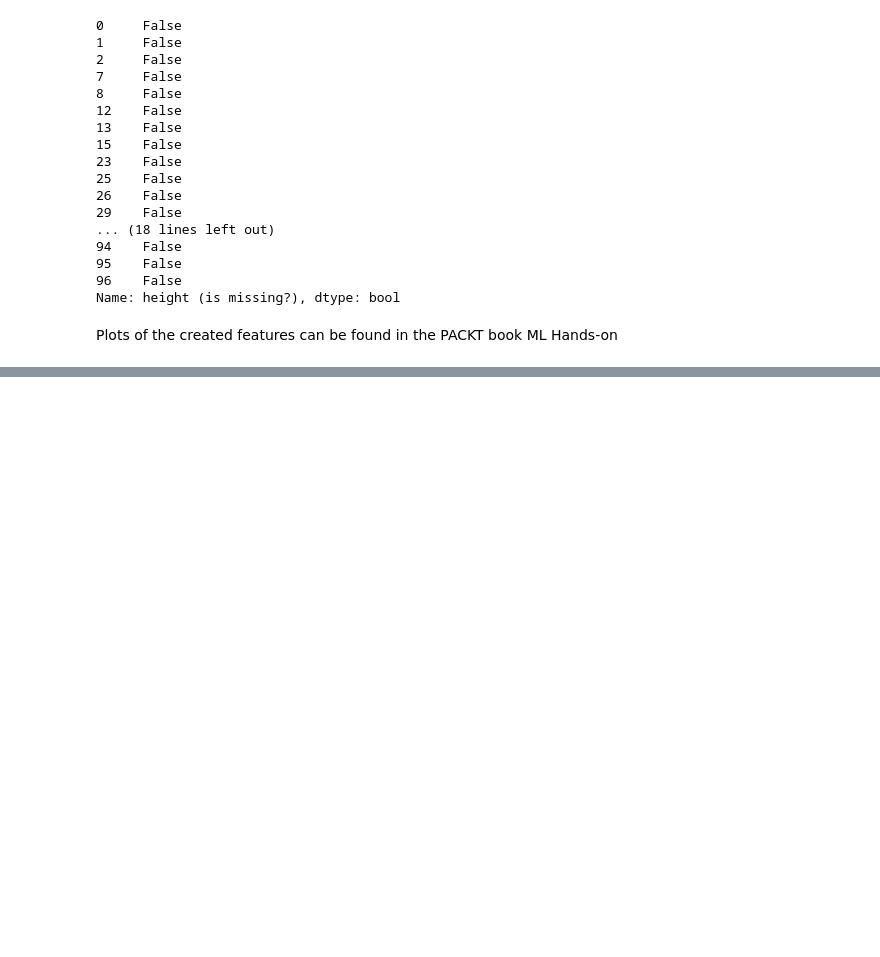
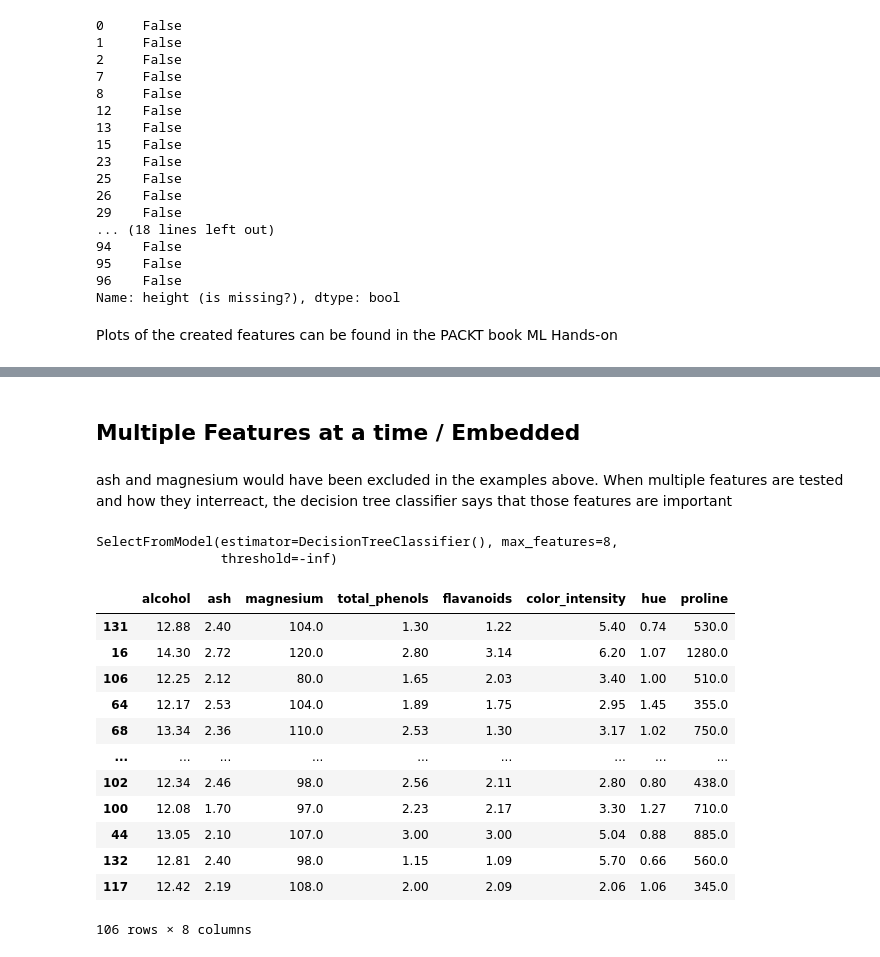
Before and after one commit to Biber76/MachineLearning, a Jupyter notebook: PreparingTheData.ipynb, the cells around one changed output, grey strips where cells are left out. Saved outputs shown, nothing was run; the diff lists cells and outputs as text; code cells hidden in the pictures; blank space fills up the shorter version.

Commit message:
finished Preparing the Data and Feature Importance

```diff
--- a/PreparingTheData.ipynb
+++ b/PreparingTheData.ipynb
@@ -168,0 +373,10 @@ Plots of the created features can be found in the PACKT book ML Hands-on
+# %%
+from sklearn.model_selection import train_test_split
+
+df_train, df_test = train_test_split(df, test_size=0.4, random_state=22)
+
+x_train = df_train[wine.feature_names]
+x_test  = df_test[wine.feature_names]
+
+y_train = df_train['target']
+y_test  = df_test['target']
@@ -168,0 +385,5 @@ Plots of the created features can be found in the PACKT book ML Hands-on
+# %%
+from sklearn.feature_selection import VarianceThreshold
+
+vt = VarianceThreshold(threshold=0)
+vt.fit(x_train)
@@ -168,0 +409,5 @@ Plots of the created features can be found in the PACKT book ML Hands-on
+# %%
+vt = VarianceThreshold(threshold=5)
+vt.fit(x_train)
+# PACKT don't uses transform as there is another function .get_support() which gives back a vector with True False which can be used for masking
+# x_train_new, x_test_new = vt.transform(x_train), vt.transform(x_test)
@@ -168,0 +536,31 @@ Plots of the created features can be found in the PACKT book ML Hands-on
+# %% [markdown]
+## Multiple Features at a time / Embedded
+# %% [markdown]
+ash and magnesium would have been excluded in the examples above. When multiple features are tested
+and how they interreact, the decision tree classifier says that those features are important
+# %%
+from sklearn.feature_selection import SelectFromModel
+from sklearn.tree import DecisionTreeClassifier
+
+estimator = DecisionTreeClassifier()
+selector = SelectFromModel(estimator=estimator, threshold=-np.inf, max_features=8)
+selector.fit(x_train, y_train)
+# %% [output]
+SelectFromModel(estimator=DecisionTreeClassifier(), max_features=8,
+                threshold=-inf)
+# %%
+x_train.iloc[:, selector.get_support()]
+# %% [output]
+|  | alcohol | ash | magnesium | total_phenols | flavanoids | color_intensity | hue | proline |
+| 131 | 12.88 | 2.40 | 104.0 | 1.30 | 1.22 | 5.40 | 0.74 | 530.0 |
+| 16 | 14.30 | 2.72 | 120.0 | 2.80 | 3.14 | 6.20 | 1.07 | 1280.0 |
+| 106 | 12.25 | 2.12 | 80.0 | 1.65 | 2.03 | 3.40 | 1.00 | 510.0 |
+| 64 | 12.17 | 2.53 | 104.0 | 1.89 | 1.75 | 2.95 | 1.45 | 355.0 |
+| 68 | 13.34 | 2.36 | 110.0 | 2.53 | 1.30 | 3.17 | 1.02 | 750.0 |
+| ... | ... | ... | ... | ... | ... | ... | ... | ... |
+| 102 | 12.34 | 2.46 | 98.0 | 2.56 | 2.11 | 2.80 | 0.80 | 438.0 |
+| 100 | 12.08 | 1.70 | 97.0 | 2.23 | 2.17 | 3.30 | 1.27 | 710.0 |
+| 44 | 13.05 | 2.10 | 107.0 | 3.00 | 3.00 | 5.04 | 0.88 | 885.0 |
+| 132 | 12.81 | 2.40 | 98.0 | 1.15 | 1.09 | 5.70 | 0.66 | 560.0 |
+| 117 | 12.42 | 2.19 | 108.0 | 2.00 | 2.09 | 2.06 | 1.06 | 345.0 |
+106 rows × 8 columns
```
Also changed, not shown: parts of 46 cells of this notebook.
